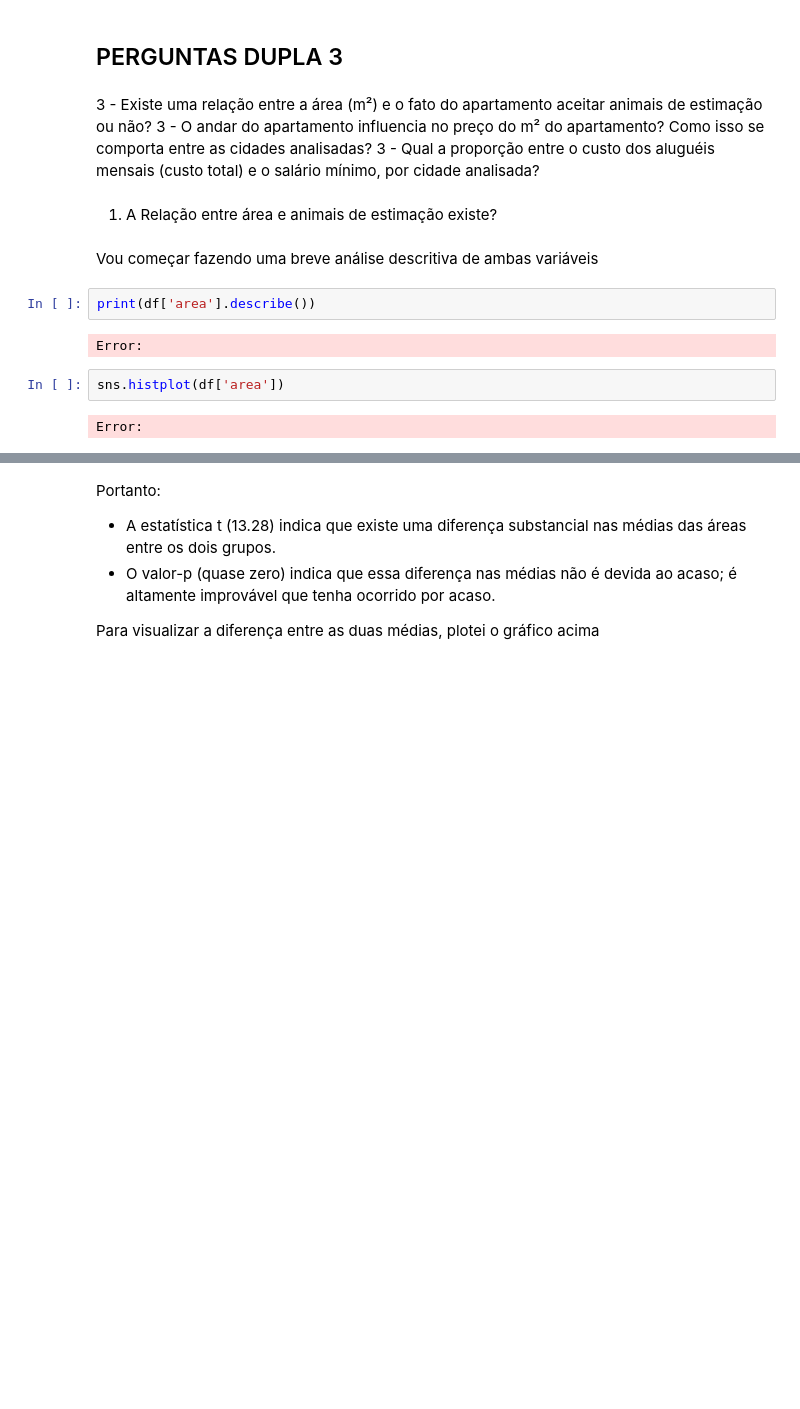
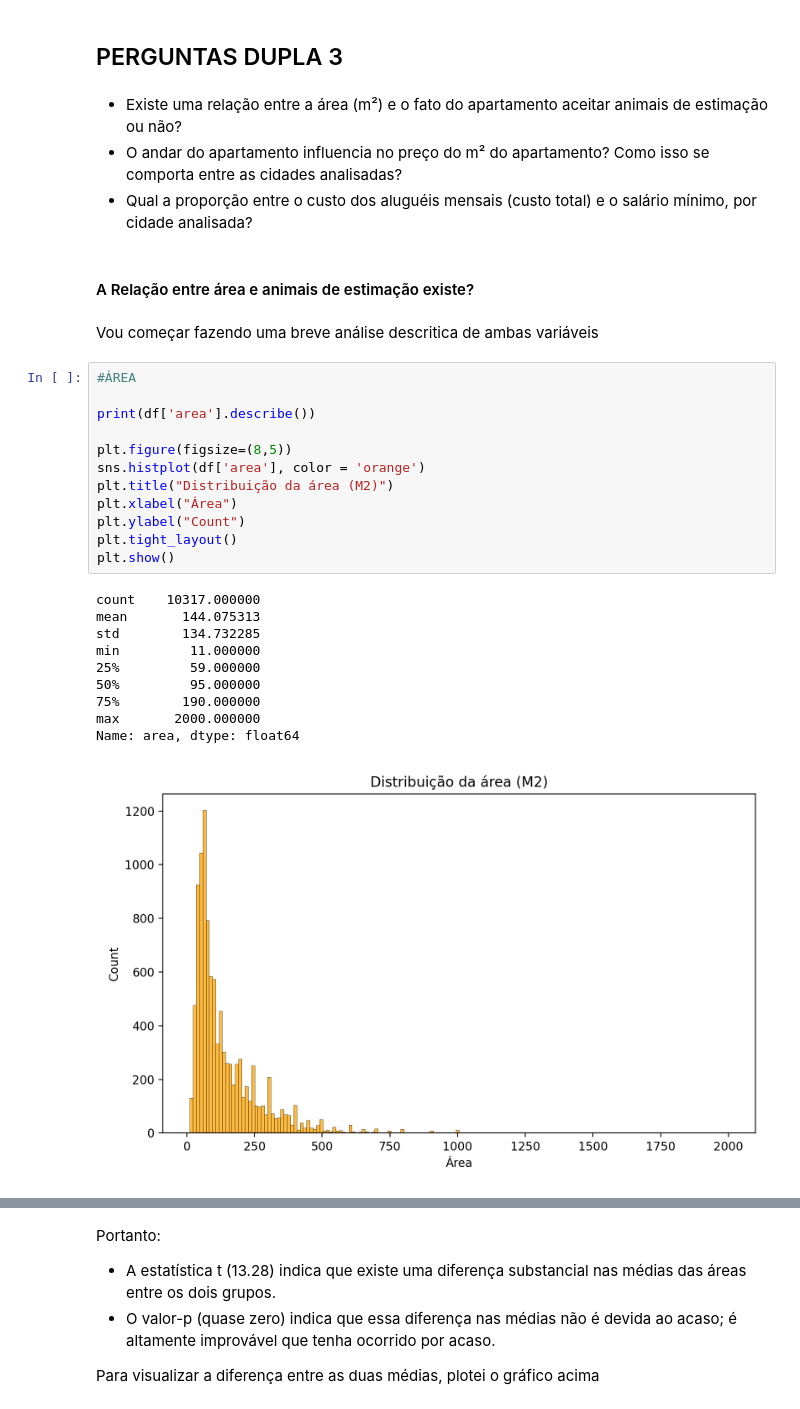
Before and after one commit to manusaleal/Projeto_EDA, a Jupyter notebook: douglas.ipynb, the cells around one changed output, grey strips where cells are left out. Saved outputs shown, nothing was run; the diff lists cells and outputs as text; blank space fills up the shorter version.

```diff
--- a/douglas.ipynb
+++ b/douglas.ipynb
@@ -628,19 +628,34 @@ df = df[['city', 'area', 'area_category', 'rooms', 'bathroom', 'parking_spaces',
 # %% [markdown]
 ## PERGUNTAS DUPLA 3
 # %% [markdown]
-3 - Existe uma relação entre a área (m²) e o fato do apartamento aceitar animais de estimação ou não?
-3 - O andar do apartamento influencia no preço do m² do apartamento? Como isso se comporta entre as cidades analisadas?
-3 - Qual a proporção entre o custo dos aluguéis mensais (custo total) e o salário mínimo, por cidade analisada?
+- Existe uma relação entre a área (m²) e o fato do apartamento aceitar animais de estimação ou não?
+- O andar do apartamento influencia no preço do m² do apartamento? Como isso se comporta entre as cidades analisadas?
+- Qual a proporção entre o custo dos aluguéis mensais (custo total) e o salário mínimo, por cidade analisada?
 # %% [markdown]
-1. A Relação entre área e animais de estimação existe?
+#### A Relação entre área e animais de estimação existe?
 # %% [markdown]
-Vou começar fazendo uma breve análise descritiva de ambas variáveis
+Vou começar fazendo uma breve análise descritica de ambas variáveis
 # %%
+#ÁREA
+
 print(df['area'].describe())
+
+plt.figure(figsize=(8,5))
+sns.histplot(df['area'], color = 'orange')
+plt.title("Distribuição da área (M2)")
+plt.xlabel("Área")
+plt.ylabel("Count")
+plt.tight_layout()
+plt.show()
 # %% [output]
-Error:
+count    10317.000000
+mean       144.075313
+std        134.732285
+min         11.000000
+25%         59.000000
+50%         95.000000
+75%        190.000000
+max       2000.000000
+Name: area, dtype: float64
+[figure, added]
-# %%
-sns.histplot(df['area'])
-# %% [output]
-Error:
 # %%
```
Also changed, not shown: parts of 23 cells of this notebook.
